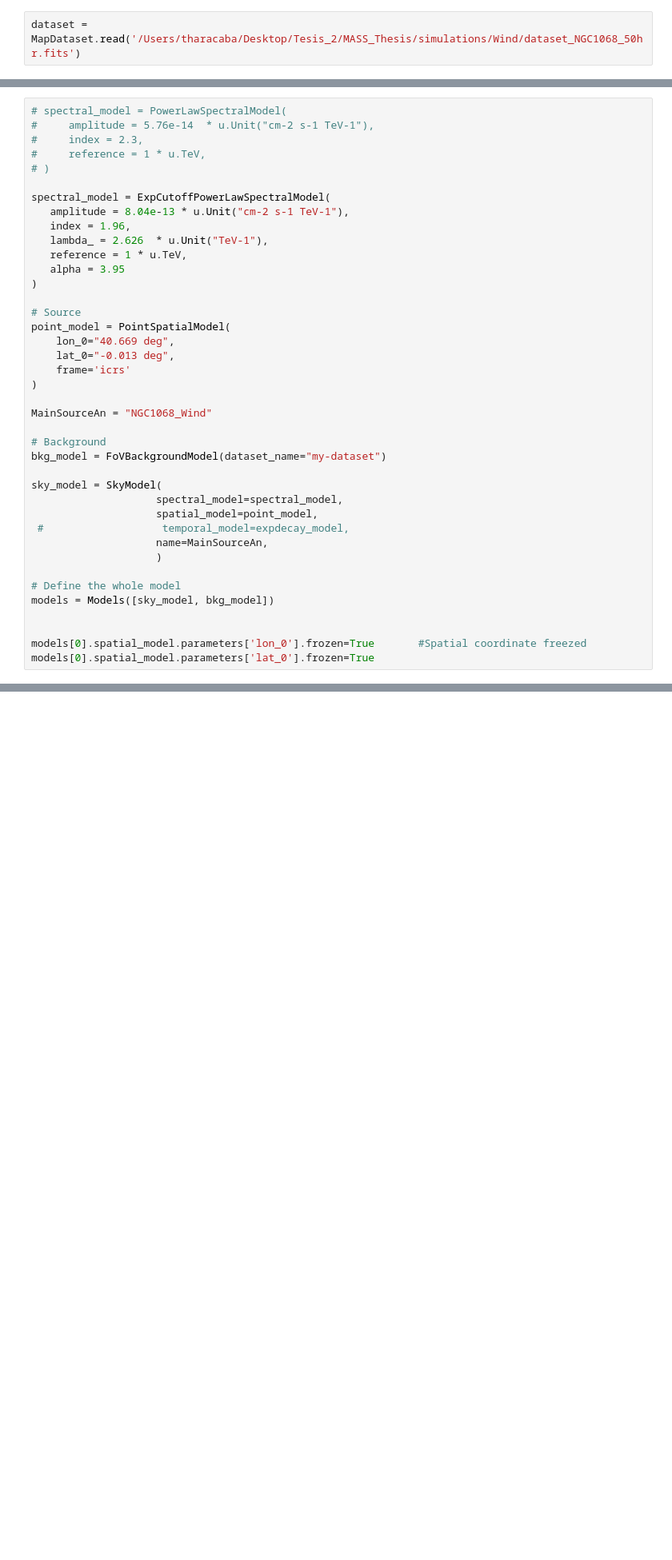
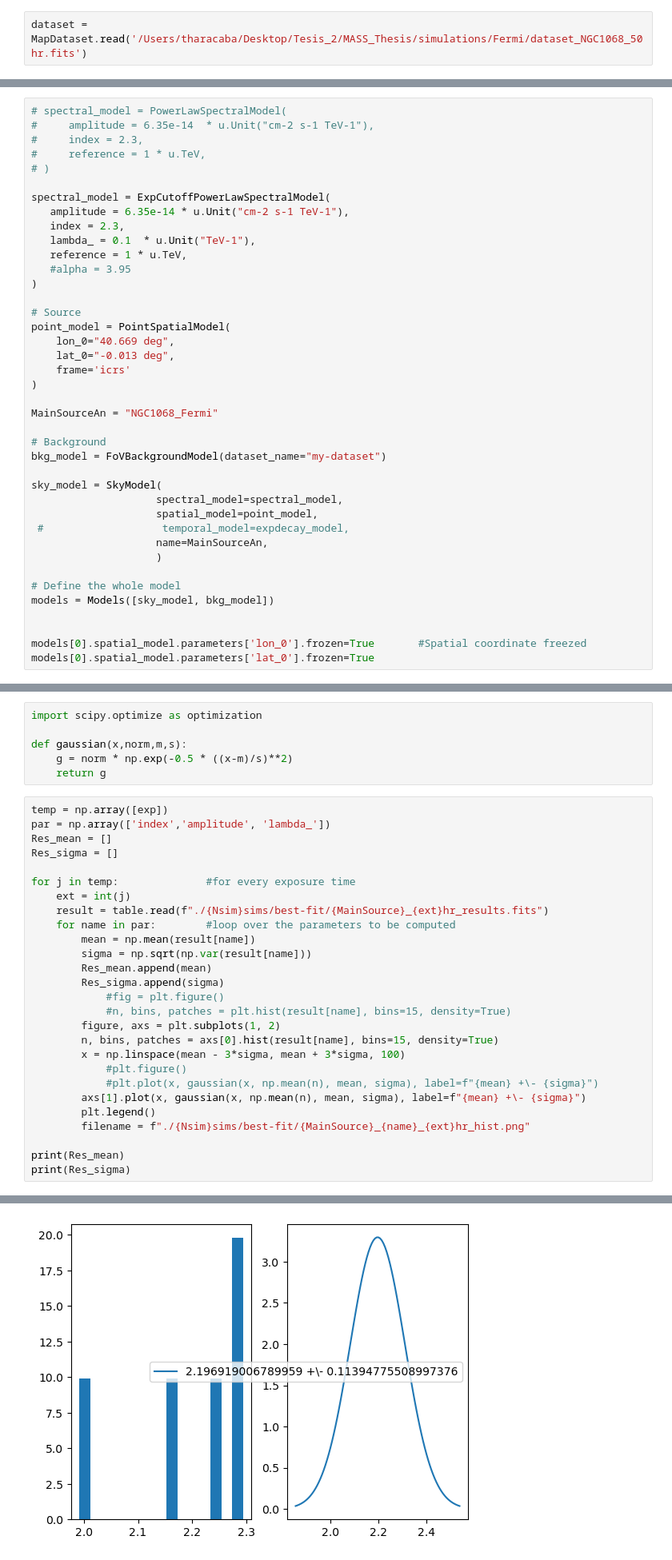
Before and after one commit to tcaba2/MASS_Thesis, a Jupyter notebook: simulations/Fermi/kmstest.ipynb, the cells around one changed output, grey strips where cells are left out. Shown at 80% size. Saved outputs shown, nothing was run; the diff lists cells and outputs as text; blank space fills up the shorter version.

```diff
--- a/simulations/Fermi/kmstest.ipynb
+++ b/simulations/Fermi/kmstest.ipynb
@@ -65,7 +65,7 @@ scipy 1.14.1
 # %%
 BASE_PATH=Path(".")
 # %%
-dataset = MapDataset.read('/Users/tharacaba/Desktop/Tesis_2/MASS_Thesis/simulations/Wind/dataset_NGC1068_50hr.fits')
+dataset = MapDataset.read('/Users/tharacaba/Desktop/Tesis_2/MASS_Thesis/simulations/Fermi/dataset_NGC1068_50hr.fits')
 # %%
 center = SkyCoord.from_name("NGC 1068").icrs
 
@@ -93,16 +93,16 @@ dataset_original = Models.read("/Users/tharacaba/Desktop/Tesis_2/MASS_Thesis/sim
 # %%
 # spectral_model = PowerLawSpectralModel(
-#     amplitude = 5.76e-14  * u.Unit("cm-2 s-1 TeV-1"),
+#     amplitude = 6.35e-14  * u.Unit("cm-2 s-1 TeV-1"),
 #     index = 2.3,
 #     reference = 1 * u.TeV,
 # )
 
 spectral_model = ExpCutoffPowerLawSpectralModel(
-   amplitude = 8.04e-13 * u.Unit("cm-2 s-1 TeV-1"),
-   index = 1.96,
-   lambda_ = 2.626  * u.Unit("TeV-1"),
+   amplitude = 6.35e-14 * u.Unit("cm-2 s-1 TeV-1"),
+   index = 2.3,
+   lambda_ = 0.1  * u.Unit("TeV-1"),
    reference = 1 * u.TeV,
-   alpha = 3.95
+   #alpha = 3.95
 )
 
 # Source
@@ -112,7 +112,7 @@ point_model = PointSpatialModel(
     frame='icrs'
 )
 
-MainSourceAn = "NGC1068_Wind"
+MainSourceAn = "NGC1068_Fermi"
 
 # Background
 bkg_model = FoVBackgroundModel(dataset_name="my-dataset")
@@ -193,0 +412,34 @@ SkyModel
+# %%
+import scipy.optimize as optimization
+
+def gaussian(x,norm,m,s):
+    g = norm * np.exp(-0.5 * ((x-m)/s)**2)
+    return g
+# %%
+temp = np.array([exp])
+par = np.array(['index','amplitude', 'lambda_'])
+Res_mean = []
+Res_sigma = []
+
+for j in temp:              #for every exposure time
+    ext = int(j)
+    result = table.read(f"./{Nsim}sims/best-fit/{MainSource}_{ext}hr_results.fits")
+    for name in par:        #loop over the parameters to be computed
+        mean = np.mean(result[name])
+        sigma = np.sqrt(np.var(result[name]))
+        Res_mean.append(mean)
+        Res_sigma.append(sigma)
+            #fig = plt.figure()
+            #n, bins, patches = plt.hist(result[name], bins=15, density=True)
+        figure, axs = plt.subplots(1, 2)
+        n, bins, patches = axs[0].hist(result[name], bins=15, density=True)
+        x = np.linspace(mean - 3*sigma, mean + 3*sigma, 100)
+            #plt.figure()
+            #plt.plot(x, gaussian(x, np.mean(n), mean, sigma), label=f"{mean} +\- {sigma}")
+        axs[1].plot(x, gaussian(x, np.mean(n), mean, sigma), label=f"{mean} +\- {sigma}")
+        plt.legend()
+        filename = f"./{Nsim}sims/best-fit/{MainSource}_{name}_{ext}hr_hist.png"
+
+print(Res_mean)
+print(Res_sigma)
+# %% [output]
@@ -193,0 +448 @@ SkyModel
+[figure, added]
```
Also changed, not shown: parts of 9 cells of this notebook, 6 other files.
